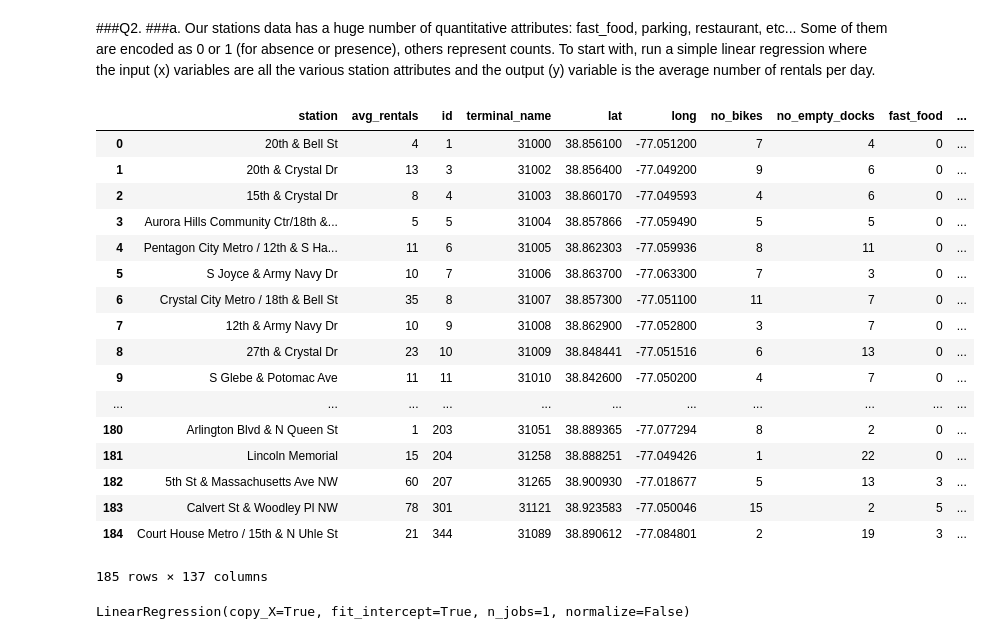
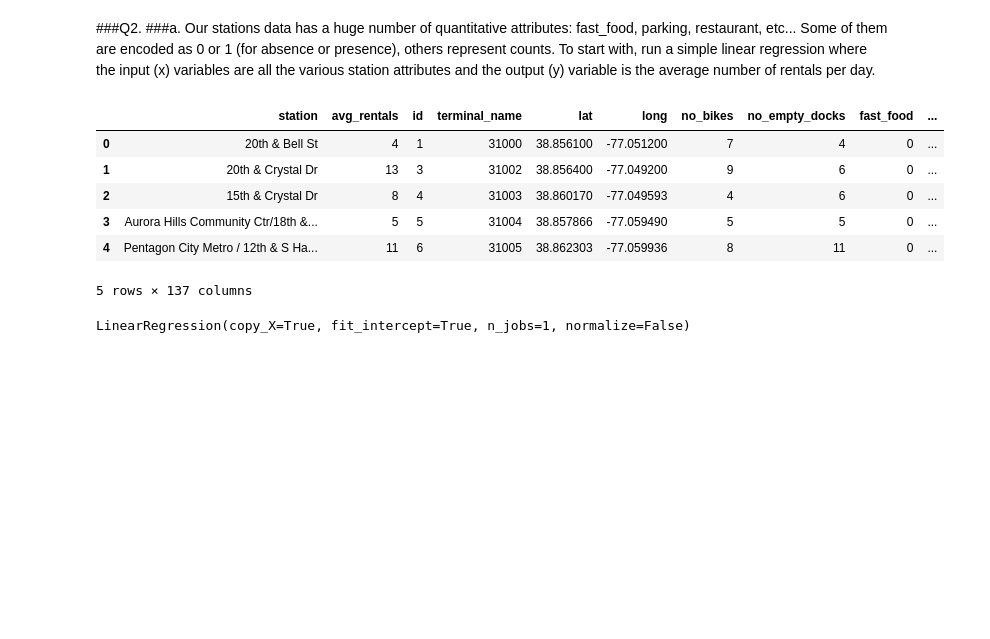
Before and after one commit to jesseklein406/bikeshare, a Jupyter notebook: bikeshare3.ipynb, the cells around one changed output. Drawn from its saved outputs; the diff is of its cells as text; code cells hidden in the pictures; blank space fills up the shorter version.

```diff
--- a/bikeshare3.ipynb
+++ b/bikeshare3.ipynb
@@ -48,26 +48,15 @@ df['avg_rentals'] = m[['counts']]
 df['station'] = m[['station']]
 stations_vals = pd.merge(left=df, right=stations, on='station')
 # %%
-stations_vals
+stations_vals.head()
 # %% [output]
 |  | station | avg_rentals | id | terminal_name | lat | long | no_bikes | no_empty_docks | fast_food | ... |
 | 0 | 20th & Bell St | 4 | 1 | 31000 | 38.856100 | -77.051200 | 7 | 4 | 0 | ... |
 | 1 | 20th & Crystal Dr | 13 | 3 | 31002 | 38.856400 | -77.049200 | 9 | 6 | 0 | ... |
 | 2 | 15th & Crystal Dr | 8 | 4 | 31003 | 38.860170 | -77.049593 | 4 | 6 | 0 | ... |
 | 3 | Aurora Hills Community Ctr/18th &... | 5 | 5 | 31004 | 38.857866 | -77.059490 | 5 | 5 | 0 | ... |
 | 4 | Pentagon City Metro / 12th & S Ha... | 11 | 6 | 31005 | 38.862303 | -77.059936 | 8 | 11 | 0 | ... |
-| 5 | S Joyce & Army Navy Dr | 10 | 7 | 31006 | 38.863700 | -77.063300 | 7 | 3 | 0 | ... |
-| 6 | Crystal City Metro / 18th & Bell St | 35 | 8 | 31007 | 38.857300 | -77.051100 | 11 | 7 | 0 | ... |
-| 7 | 12th & Army Navy Dr | 10 | 9 | 31008 | 38.862900 | -77.052800 | 3 | 7 | 0 | ... |
-| 8 | 27th & Crystal Dr | 23 | 10 | 31009 | 38.848441 | -77.051516 | 6 | 13 | 0 | ... |
-| 9 | S Glebe & Potomac Ave | 11 | 11 | 31010 | 38.842600 | -77.050200 | 4 | 7 | 0 | ... |
-| ... | ... | ... | ... | ... | ... | ... | ... | ... | ... | ... |
-| 180 | Arlington Blvd & N Queen St | 1 | 203 | 31051 | 38.889365 | -77.077294 | 8 | 2 | 0 | ... |
-| 181 | Lincoln Memorial | 15 | 204 | 31258 | 38.888251 | -77.049426 | 1 | 22 | 0 | ... |
-| 182 | 5th St & Massachusetts Ave NW | 60 | 207 | 31265 | 38.900930 | -77.018677 | 5 | 13 | 3 | ... |
-| 183 | Calvert St & Woodley Pl NW | 78 | 301 | 31121 | 38.923583 | -77.050046 | 15 | 2 | 5 | ... |
-| 184 | Court House Metro / 15th & N Uhle St | 21 | 344 | 31089 | 38.890612 | -77.084801 | 2 | 19 | 3 | ... |
-185 rows × 137 columns
+5 rows × 137 columns
 # %%
 x = stations_vals[list(stations_vals.columns.values[8:])]
 y = stations_vals[list(stations_vals.columns.values[1:2])]
```
Also changed, not shown: parts of 21 cells of this notebook.
